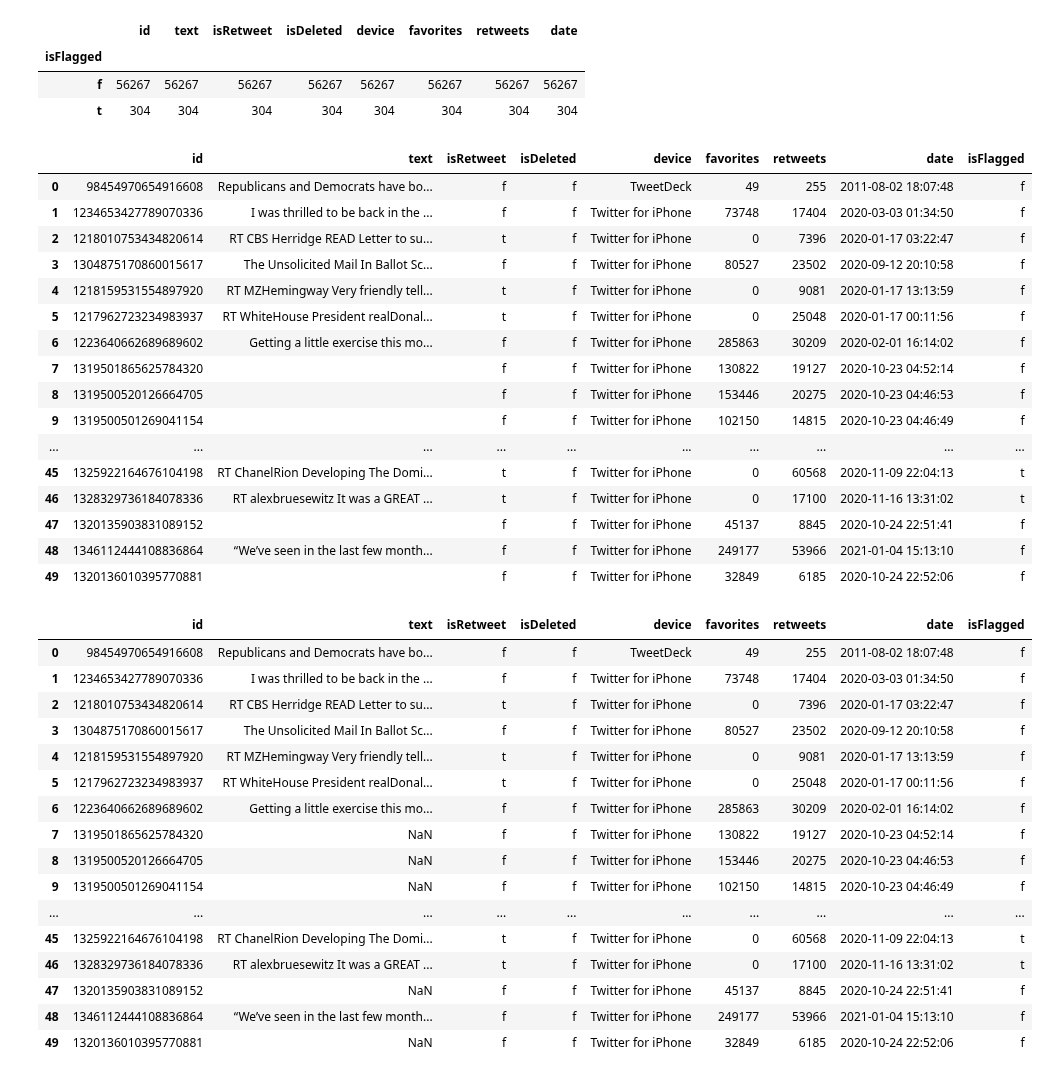
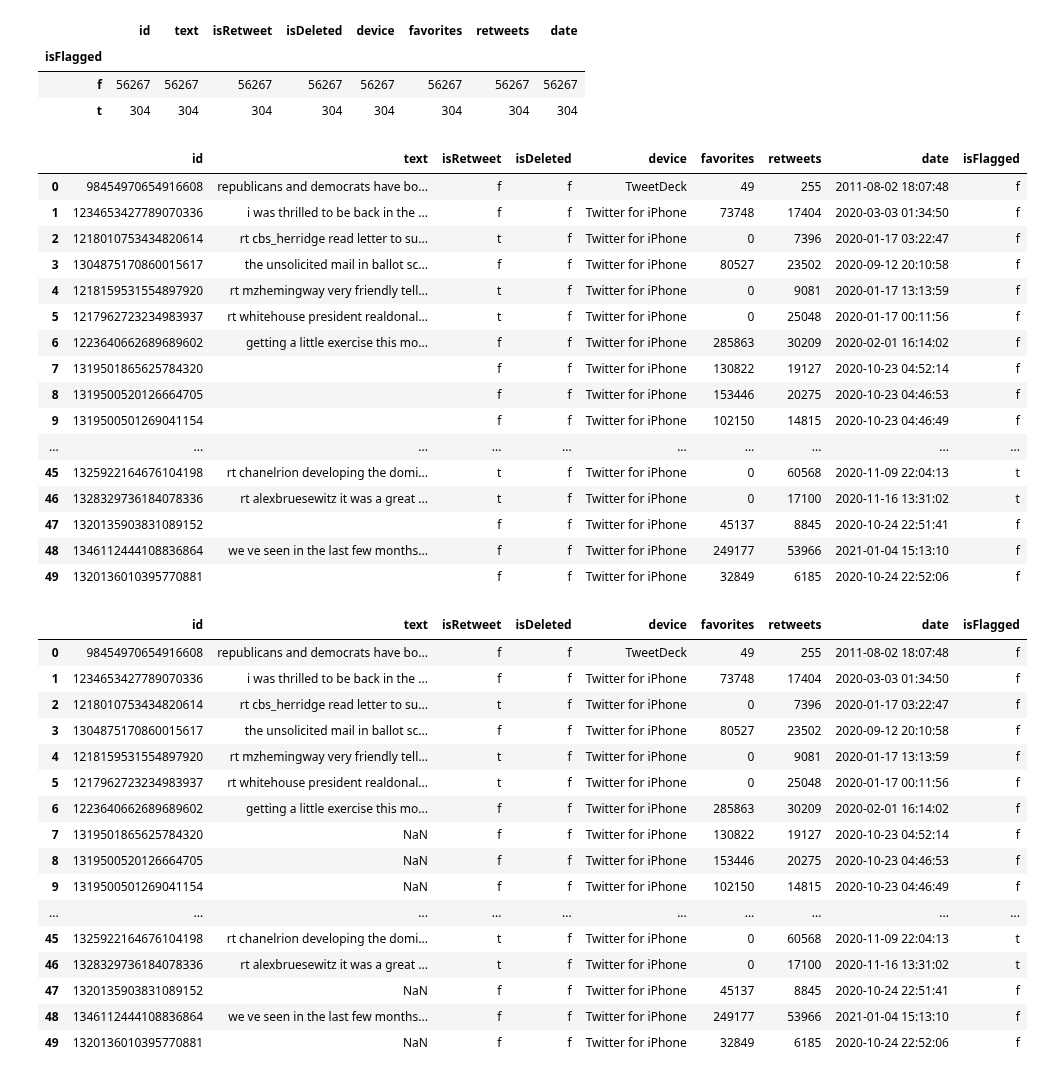
Before and after one commit to katurn1/Presidential_Tweets_NLP_Analysis, a Jupyter notebook: unsupervised_learning_project_code.ipynb, the cells around one changed output. Drawn from its saved outputs; the diff is of its cells as text; code cells hidden in the pictures.

```diff
--- a/unsupervised_learning_project_code.ipynb
+++ b/unsupervised_learning_project_code.ipynb
@@ -41,33 +44,34 @@ df.groupby('isFlagged').count()
 | f | 56267 | 56267 | 56267 | 56267 | 56267 | 56267 | 56267 | 56267 |
 | t | 304 | 304 | 304 | 304 | 304 | 304 | 304 | 304 |
 # %%
-# Text preprocessing steps - remove numbers, URL and punctuation
+# Text preprocessing steps - remove numbers, URL, captial letters and punctuation
 import re
 import string
 
 alphanumeric = lambda x: re.sub('\w*\d\w*', ' ', x)
-punc = lambda x: re.sub('[%s]' % re.escape(string.punctuation), ' ',x)
+punc_lower = lambda x: re.sub(r'[^\w\s]', ' ',str(x).lower())
 no_url = lambda x: re.sub(r'http\S+', '', x)
+clean = lambda x: x.replace('\n', '')
 
-df['text'] = df.text.map(alphanumeric).map(no_url).map(punc)
+df['text'] = df.text.map(alphanumeric).map(no_url).map(punc_lower).map(clean)
 df.head(50)
 # %% [output]
 |  | id | text | isRetweet | isDeleted | device | favorites | retweets | date | isFlagged |
-| 0 | 98454970654916608 | Republicans and Democrats have bo... | f | f | TweetDeck | 49 | 255 | 2011-08-02 18:07:48 | f |
-| 1 | 1234653427789070336 | I was thrilled to be back in the ... | f | f | Twitter for iPhone | 73748 | 17404 | 2020-03-03 01:34:50 | f |
-| 2 | 1218010753434820614 | RT CBS Herridge READ Letter to su... | t | f | Twitter for iPhone | 0 | 7396 | 2020-01-17 03:22:47 | f |
-| 3 | 1304875170860015617 | The Unsolicited Mail In Ballot Sc... | f | f | Twitter for iPhone | 80527 | 23502 | 2020-09-12 20:10:58 | f |
-| 4 | 1218159531554897920 | RT MZHemingway Very friendly tell... | t | f | Twitter for iPhone | 0 | 9081 | 2020-01-17 13:13:59 | f |
-| 5 | 1217962723234983937 | RT WhiteHouse President realDonal... | t | f | Twitter for iPhone | 0 | 25048 | 2020-01-17 00:11:56 | f |
-| 6 | 1223640662689689602 | Getting a little exercise this mo... | f | f | Twitter for iPhone | 285863 | 30209 | 2020-02-01 16:14:02 | f |
+| 0 | 98454970654916608 | republicans and democrats have bo... | f | f | TweetDeck | 49 | 255 | 2011-08-02 18:07:48 | f |
+| 1 | 1234653427789070336 | i was thrilled to be back in the ... | f | f | Twitter for iPhone | 73748 | 17404 | 2020-03-03 01:34:50 | f |
+| 2 | 1218010753434820614 | rt cbs_herridge read letter to su... | t | f | Twitter for iPhone | 0 | 7396 | 2020-01-17 03:22:47 | f |
+| 3 | 1304875170860015617 | the unsolicited mail in ballot sc... | f | f | Twitter for iPhone | 80527 | 23502 | 2020-09-12 20:10:58 | f |
+| 4 | 1218159531554897920 | rt mzhemingway very friendly tell... | t | f | Twitter for iPhone | 0 | 9081 | 2020-01-17 13:13:59 | f |
+| 5 | 1217962723234983937 | rt whitehouse president realdonal... | t | f | Twitter for iPhone | 0 | 25048 | 2020-01-17 00:11:56 | f |
+| 6 | 1223640662689689602 | getting a little exercise this mo... | f | f | Twitter for iPhone | 285863 | 30209 | 2020-02-01 16:14:02 | f |
 | 7 | 1319501865625784320 |  | f | f | Twitter for iPhone | 130822 | 19127 | 2020-10-23 04:52:14 | f |
 | 8 | 1319500520126664705 |  | f | f | Twitter for iPhone | 153446 | 20275 | 2020-10-23 04:46:53 | f |
 | 9 | 1319500501269041154 |  | f | f | Twitter for iPhone | 102150 | 14815 | 2020-10-23 04:46:49 | f |
 | ... | ... | ... | ... | ... | ... | ... | ... | ... | ... |
-| 45 | 1325922164676104198 | RT ChanelRion Developing The Domi... | t | f | Twitter for iPhone | 0 | 60568 | 2020-11-09 22:04:13 | t |
-| 46 | 1328329736184078336 | RT alexbruesewitz It was a GREAT ... | t | f | Twitter for iPhone | 0 | 17100 | 2020-11-16 13:31:02 | t |
+| 45 | 1325922164676104198 | rt chanelrion developing the domi... | t | f | Twitter for iPhone | 0 | 60568 | 2020-11-09 22:04:13 | t |
+| 46 | 1328329736184078336 | rt alexbruesewitz it was a great ... | t | f | Twitter for iPhone | 0 | 17100 | 2020-11-16 13:31:02 | t |
 | 47 | 1320135903831089152 |  | f | f | Twitter for iPhone | 45137 | 8845 | 2020-10-24 22:51:41 | f |
-| 48 | 1346112444108836864 | “We’ve seen in the last few month... | f | f | Twitter for iPhone | 249177 | 53966 | 2021-01-04 15:13:10 | f |
+| 48 | 1346112444108836864 | we ve seen in the last few months... | f | f | Twitter for iPhone | 249177 | 53966 | 2021-01-04 15:13:10 | f |
 | 49 | 1320136010395770881 |  | f | f | Twitter for iPhone | 32849 | 6185 | 2020-10-24 22:52:06 | f |
 # %%
 df['text'] = df['text'].apply(lambda x: x.strip()).replace('', np.nan) # fill empty cells w/ Null values
@@ -75,21 +79,21 @@ df['text'] = df['text'].apply(lambda x: x.strip()).replace('', np.nan) # fill em
 df.head(50)
 # %% [output]
 |  | id | text | isRetweet | isDeleted | device | favorites | retweets | date | isFlagged |
-| 0 | 98454970654916608 | Republicans and Democrats have bo... | f | f | TweetDeck | 49 | 255 | 2011-08-02 18:07:48 | f |
-| 1 | 1234653427789070336 | I was thrilled to be back in the ... | f | f | Twitter for iPhone | 73748 | 17404 | 2020-03-03 01:34:50 | f |
-| 2 | 1218010753434820614 | RT CBS Herridge READ Letter to su... | t | f | Twitter for iPhone | 0 | 7396 | 2020-01-17 03:22:47 | f |
-| 3 | 1304875170860015617 | The Unsolicited Mail In Ballot Sc... | f | f | Twitter for iPhone | 80527 | 23502 | 2020-09-12 20:10:58 | f |
-| 4 | 1218159531554897920 | RT MZHemingway Very friendly tell... | t | f | Twitter for iPhone | 0 | 9081 | 2020-01-17 13:13:59 | f |
-| 5 | 1217962723234983937 | RT WhiteHouse President realDonal... | t | f | Twitter for iPhone | 0 | 25048 | 2020-01-17 00:11:56 | f |
-| 6 | 1223640662689689602 | Getting a little exercise this mo... | f | f | Twitter for iPhone | 285863 | 30209 | 2020-02-01 16:14:02 | f |
+| 0 | 98454970654916608 | republicans and democrats have bo... | f | f | TweetDeck | 49 | 255 | 2011-08-02 18:07:48 | f |
+| 1 | 1234653427789070336 | i was thrilled to be back in the ... | f | f | Twitter for iPhone | 73748 | 17404 | 2020-03-03 01:34:50 | f |
+| 2 | 1218010753434820614 | rt cbs_herridge read letter to su... | t | f | Twitter for iPhone | 0 | 7396 | 2020-01-17 03:22:47 | f |
+| 3 | 1304875170860015617 | the unsolicited mail in ballot sc... | f | f | Twitter for iPhone | 80527 | 23502 | 2020-09-12 20:10:58 | f |
+| 4 | 1218159531554897920 | rt mzhemingway very friendly tell... | t | f | Twitter for iPhone | 0 | 9081 | 2020-01-17 13:13:59 | f |
+| 5 | 1217962723234983937 | rt whitehouse president realdonal... | t | f | Twitter for iPhone | 0 | 25048 | 2020-01-17 00:11:56 | f |
+| 6 | 1223640662689689602 | getting a little exercise this mo... | f | f | Twitter for iPhone | 285863 | 30209 | 2020-02-01 16:14:02 | f |
 | 7 | 1319501865625784320 | NaN | f | f | Twitter for iPhone | 130822 | 19127 | 2020-10-23 04:52:14 | f |
 | 8 | 1319500520126664705 | NaN | f | f | Twitter for iPhone | 153446 | 20275 | 2020-10-23 04:46:53 | f |
 | 9 | 1319500501269041154 | NaN | f | f | Twitter for iPhone | 102150 | 14815 | 2020-10-23 04:46:49 | f |
 | ... | ... | ... | ... | ... | ... | ... | ... | ... | ... |
-| 45 | 1325922164676104198 | RT ChanelRion Developing The Domi... | t | f | Twitter for iPhone | 0 | 60568 | 2020-11-09 22:04:13 | t |
-| 46 | 1328329736184078336 | RT alexbruesewitz It was a GREAT ... | t | f | Twitter for iPhone | 0 | 17100 | 2020-11-16 13:31:02 | t |
+| 45 | 1325922164676104198 | rt chanelrion developing the domi... | t | f | Twitter for iPhone | 0 | 60568 | 2020-11-09 22:04:13 | t |
+| 46 | 1328329736184078336 | rt alexbruesewitz it was a great ... | t | f | Twitter for iPhone | 0 | 17100 | 2020-11-16 13:31:02 | t |
 | 47 | 1320135903831089152 | NaN | f | f | Twitter for iPhone | 45137 | 8845 | 2020-10-24 22:51:41 | f |
-| 48 | 1346112444108836864 | “We’ve seen in the last few month... | f | f | Twitter for iPhone | 249177 | 53966 | 2021-01-04 15:13:10 | f |
+| 48 | 1346112444108836864 | we ve seen in the last few months... | f | f | Twitter for iPhone | 249177 | 53966 | 2021-01-04 15:13:10 | f |
 | 49 | 1320136010395770881 | NaN | f | f | Twitter for iPhone | 32849 | 6185 | 2020-10-24 22:52:06 | f |
 # %%
 df = df.dropna() #drop null rows
```
Also changed, not shown: parts of 25 cells of this notebook.
